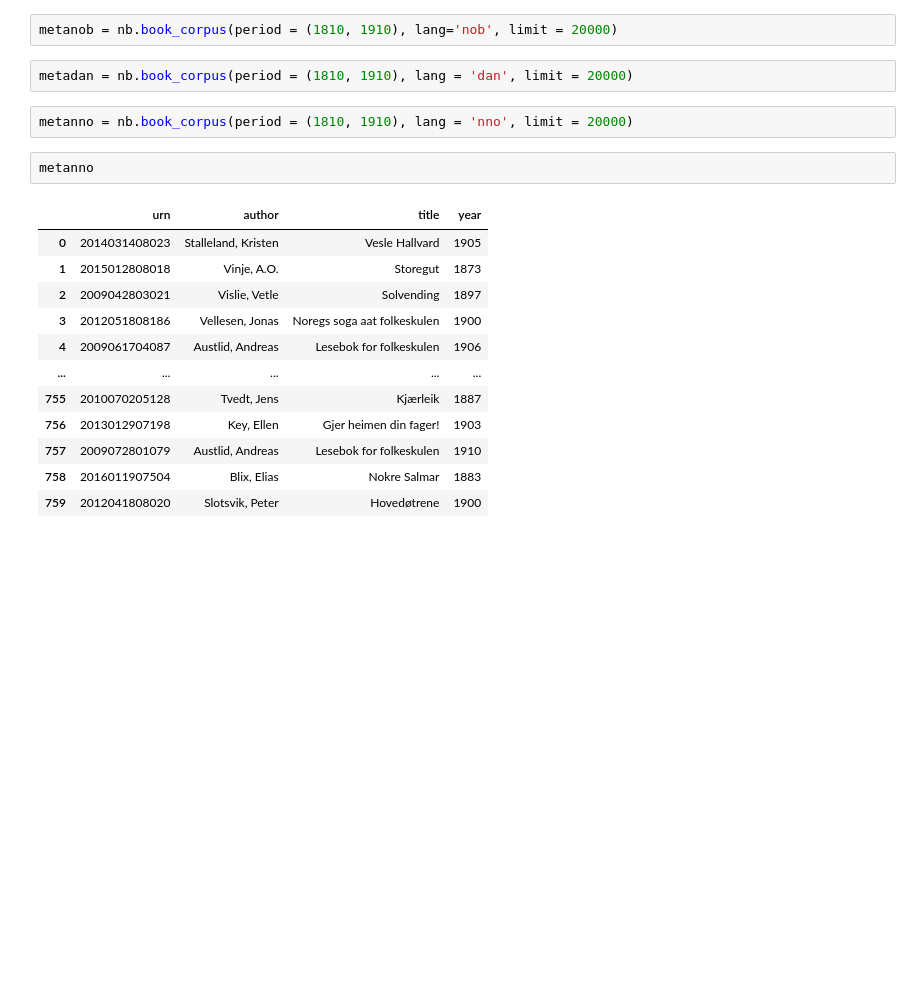
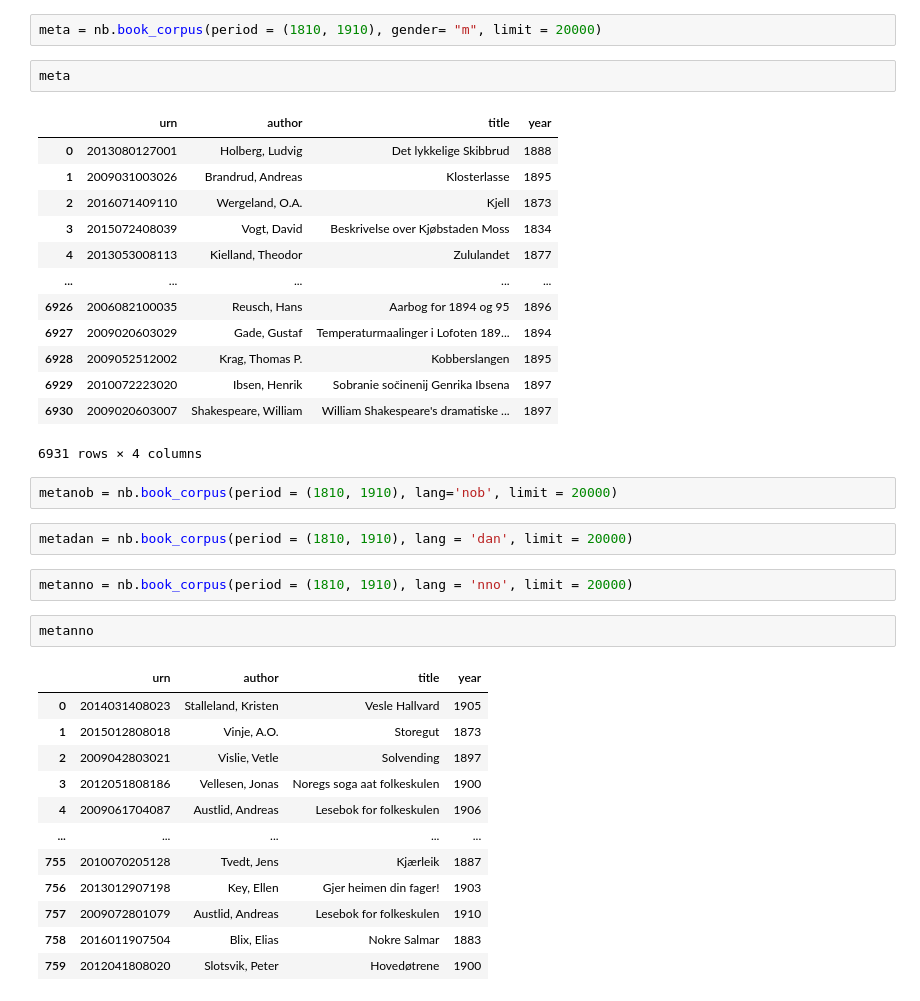
Before and after one commit to Yoonsen/metadata_1800, a Jupyter notebook: Untitled.ipynb, the cells around one changed output. Drawn from its saved outputs; the diff is of its cells as text; blank space fills up the shorter version.

```diff
--- a/Untitled.ipynb
+++ b/Untitled.ipynb
@@ -4,3 +39,21 @@ import pandas as pd
+# %%
+meta = nb.book_corpus(period = (1810, 1910), gender= "m", limit = 20000)
+# %%
+meta
+# %% [output]
+|  | urn | author | title | year |
+| 0 | 2013080127001 | Holberg, Ludvig | Det lykkelige Skibbrud | 1888 |
+| 1 | 2009031003026 | Brandrud, Andreas | Klosterlasse | 1895 |
+| 2 | 2016071409110 | Wergeland, O.A. | Kjell | 1873 |
+| 3 | 2015072408039 | Vogt, David | Beskrivelse over Kjøbstaden Moss | 1834 |
+| 4 | 2013053008113 | Kielland, Theodor | Zululandet | 1877 |
+| ... | ... | ... | ... | ... |
+| 6926 | 2006082100035 | Reusch, Hans | Aarbog for 1894 og 95 | 1896 |
+| 6927 | 2009020603029 | Gade, Gustaf | Temperaturmaalinger i Lofoten 189... | 1894 |
+| 6928 | 2009052512002 | Krag, Thomas P. | Kobberslangen | 1895 |
+| 6929 | 2010072223020 | Ibsen, Henrik | Sobranie sočinenij Genrika Ibsena | 1897 |
+| 6930 | 2009020603007 | Shakespeare, William | William Shakespeare's dramatiske ... | 1897 |
+6931 rows × 4 columns
 # %%
 metanob = nb.book_corpus(period = (1810, 1910), lang='nob', limit = 20000)
 # %%
```
Also changed, not shown: parts of 6 cells of this notebook, 4 other files.
